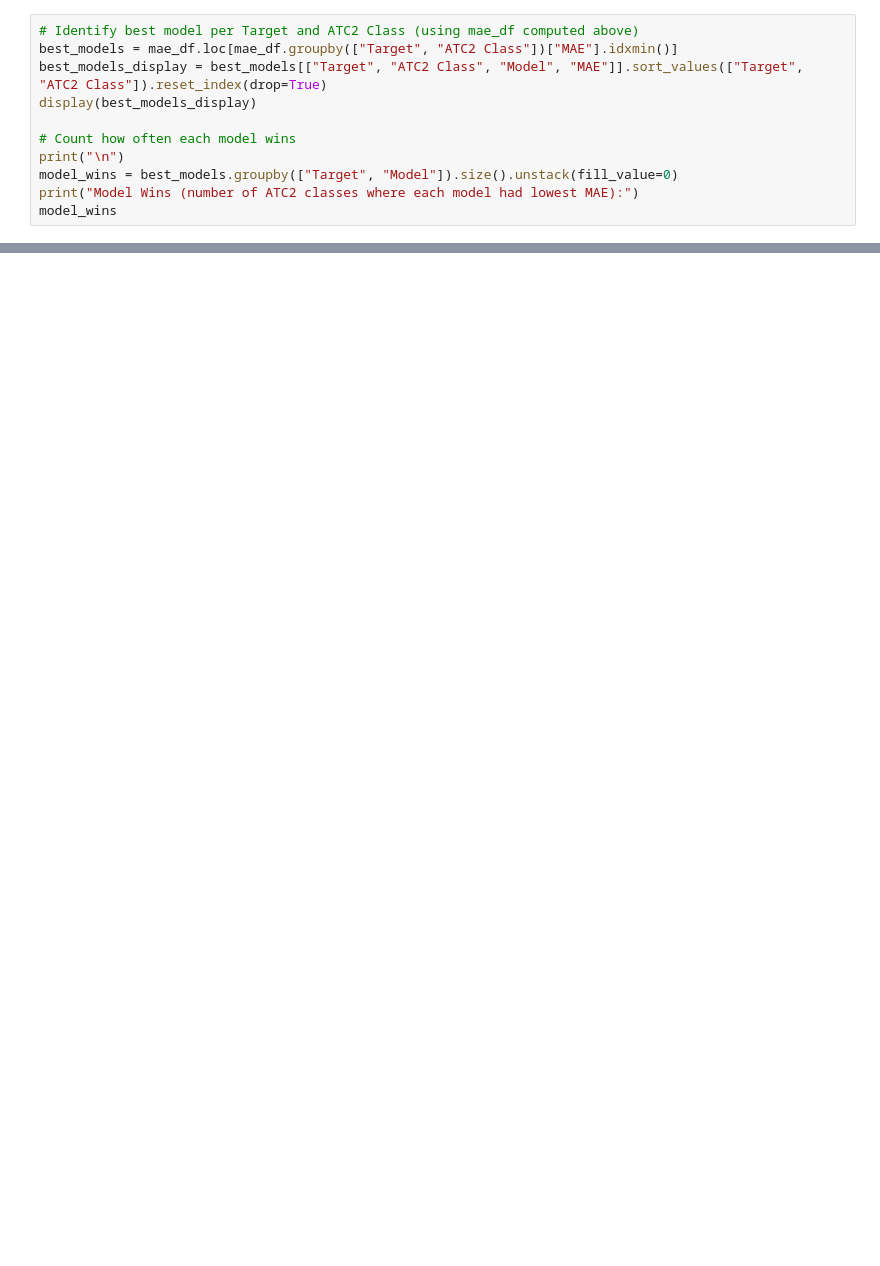
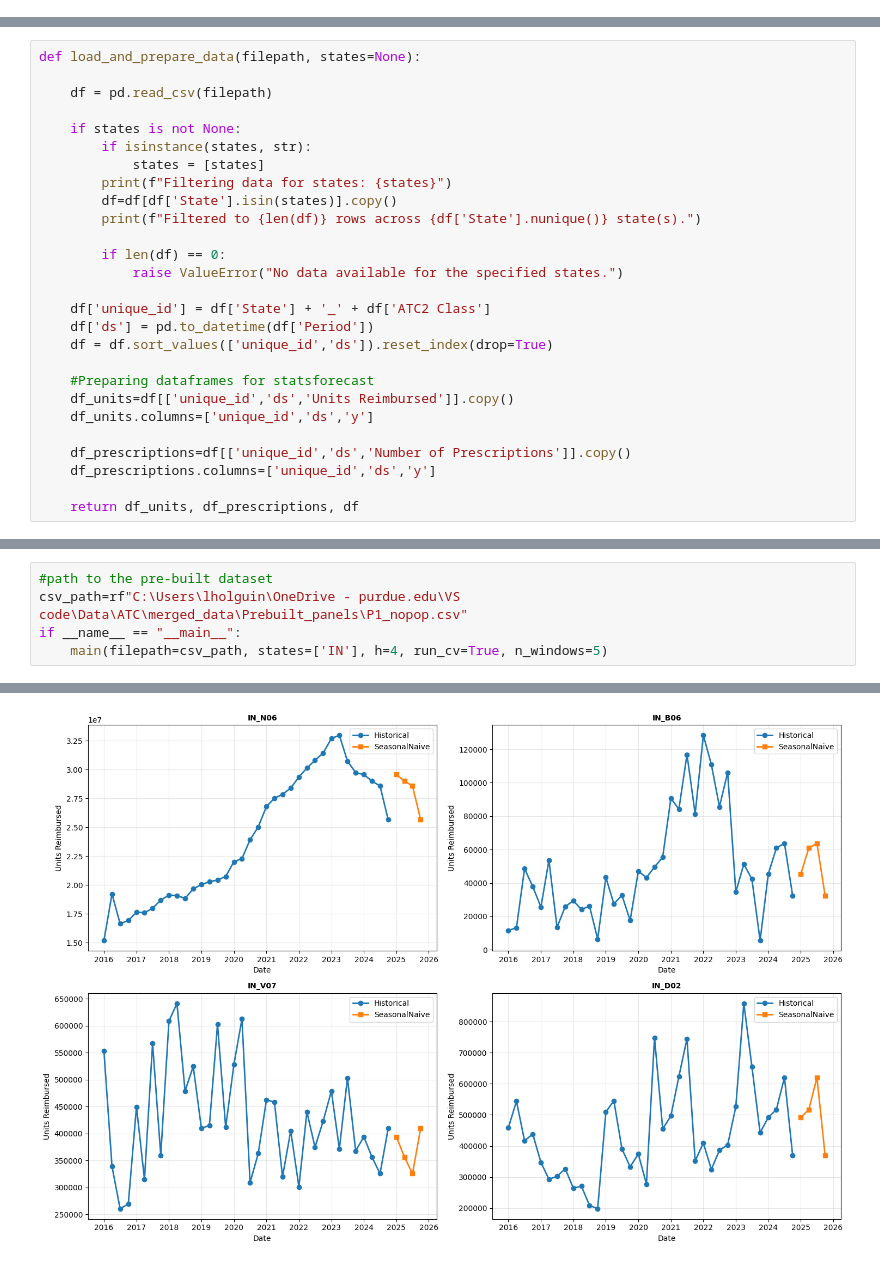
Before and after one commit to Lilianptr/DCMME, a Jupyter notebook: ATC/Forecast_1.ipynb, the cells around one changed output, grey strips where cells are left out. Saved outputs shown, nothing was run; the diff lists cells and outputs as text; blank space fills up the shorter version.

```diff
--- a/ATC/Forecast_1.ipynb
+++ b/ATC/Forecast_1.ipynb
@@ -196,11 +23,0 @@ summary
-# %%
-# Identify best model per Target and ATC2 Class (using mae_df computed above)
-best_models = mae_df.loc[mae_df.groupby(["Target", "ATC2 Class"])["MAE"].idxmin()]
-best_models_display = best_models[["Target", "ATC2 Class", "Model", "MAE"]].sort_values(["Target", "ATC2 Class"]).reset_index(drop=True)
-display(best_models_display)
-
-# Count how often each model wins
-print("\n")
-model_wins = best_models.groupby(["Target", "Model"]).size().unstack(fill_value=0)
-print("Model Wins (number of ATC2 classes where each model had lowest MAE):")
-model_wins
@@ -318,0 +28,27 @@ cv_model_wins
+# %%
+def load_and_prepare_data(filepath, states=None):
+
+    df = pd.read_csv(filepath)
+
+    if states is not None:
+        if isinstance(states, str):
+            states = [states]
+        print(f"Filtering data for states: {states}")
+        df=df[df['State'].isin(states)].copy()
+        print(f"Filtered to {len(df)} rows across {df['State'].nunique()} state(s).")
+
+        if len(df) == 0:
+            raise ValueError("No data available for the specified states.")
+
+    df['unique_id'] = df['State'] + '_' + df['ATC2 Class']
+    df['ds'] = pd.to_datetime(df['Period'])
+    df = df.sort_values(['unique_id','ds']).reset_index(drop=True)
+
+    #Preparing dataframes for statsforecast
+    df_units=df[['unique_id','ds','Units Reimbursed']].copy()
+    df_units.columns=['unique_id','ds','y']
+
+    df_prescriptions=df[['unique_id','ds','Number of Prescriptions']].copy()
+    df_prescriptions.columns=['unique_id','ds','y']
+
+    return df_units, df_prescriptions, df
@@ -318,0 +302,6 @@ cv_model_wins
+# %%
+#path to the pre-built dataset
+csv_path=rf"C:\Users\lholguin\OneDrive - purdue.edu\VS code\Data\ATC\merged_data\Prebuilt_panels\P1_nopop.csv"
+if __name__ == "__main__":
+    main(filepath=csv_path, states=['IN'], h=4, run_cv=True, n_windows=5)
+# %% [output]
@@ -318,0 +325 @@ cv_model_wins
+[figure, added]
```
Also changed, not shown: parts of 17 cells of this notebook, 13 other files.
